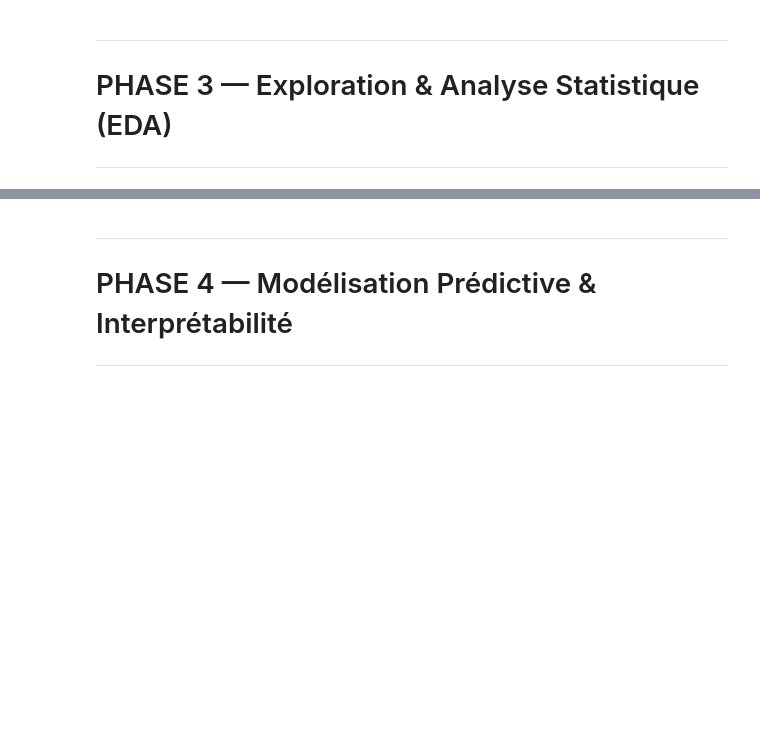
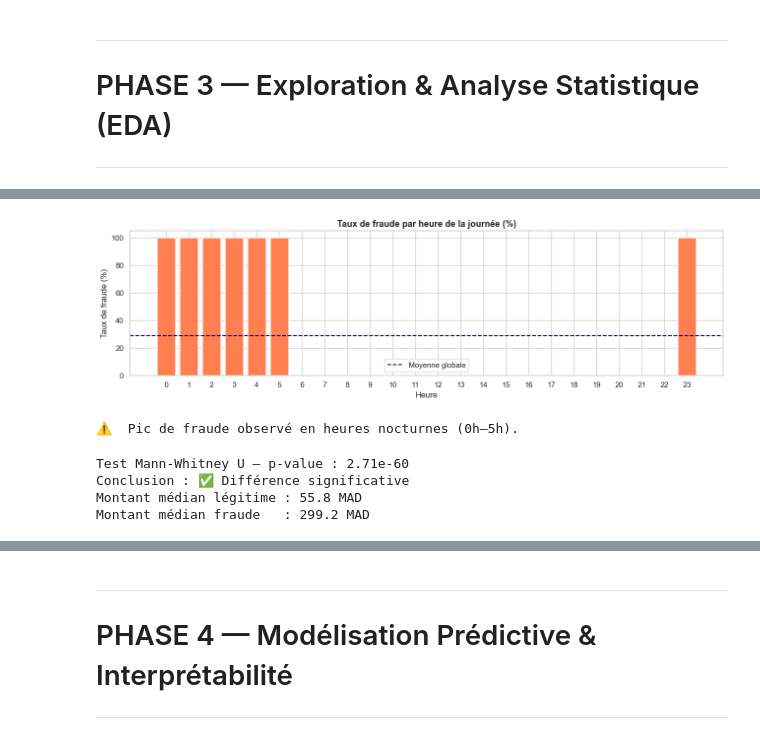
Before and after one commit to Ruined-King/PROJET-DDD, a Jupyter notebook: notebooks/fraud_detection_full.ipynb, the cells around one changed output, grey strips where cells are left out. Drawn from its saved outputs; the diff is of its cells as text; code cells hidden in the pictures; blank space fills up the shorter version.

```diff
--- a/notebooks/fraud_detection_full.ipynb
+++ b/notebooks/fraud_detection_full.ipynb
@@ -114,0 +141,27 @@ plt.show()
+# %%
+taux_fraude_heure = df.groupby('heure')['est_fraude'].mean() * 100
+plt.figure(figsize=(13, 4))
+plt.bar(taux_fraude_heure.index, taux_fraude_heure.values, color='coral', edgecolor='white')
+plt.axhline(taux_fraude_heure.mean(), color='navy', linestyle='--', label='Moyenne globale')
+plt.title('Taux de fraude par heure de la journée (%)', fontsize=13, fontweight='bold')
+plt.xlabel('Heure'); plt.ylabel('Taux de fraude (%)')
+plt.xticks(range(0, 24)); plt.legend()
+plt.tight_layout(); plt.show()
+print('⚠️  Pic de fraude observé en heures nocturnes (0h–5h).')
+# %% [output]
+[figure, added]
+⚠️  Pic de fraude observé en heures nocturnes (0h–5h).
+# %%
+from scipy import stats
+legit_amounts = df[df['est_fraude'] == 0]['montant']
+fraud_amounts = df[df['est_fraude'] == 1]['montant']
+stat, p_value = stats.mannwhitneyu(legit_amounts, fraud_amounts, alternative='two-sided')
+print(f'Test Mann-Whitney U — p-value : {p_value:.2e}')
+print(f"Conclusion : {'✅ Différence significative' if p_value < 0.05 else '❌ Non significatif'}")
+print(f'Montant médian légitime : {legit_amounts.median():.1f} MAD')
+print(f'Montant médian fraude   : {fraud_amounts.median():.1f} MAD')
+# %% [output]
+Test Mann-Whitney U — p-value : 2.71e-60
+Conclusion : ✅ Différence significative
+Montant médian légitime : 55.8 MAD
+Montant médian fraude   : 299.2 MAD
```
Also changed, not shown: parts of 52 cells of this notebook.
